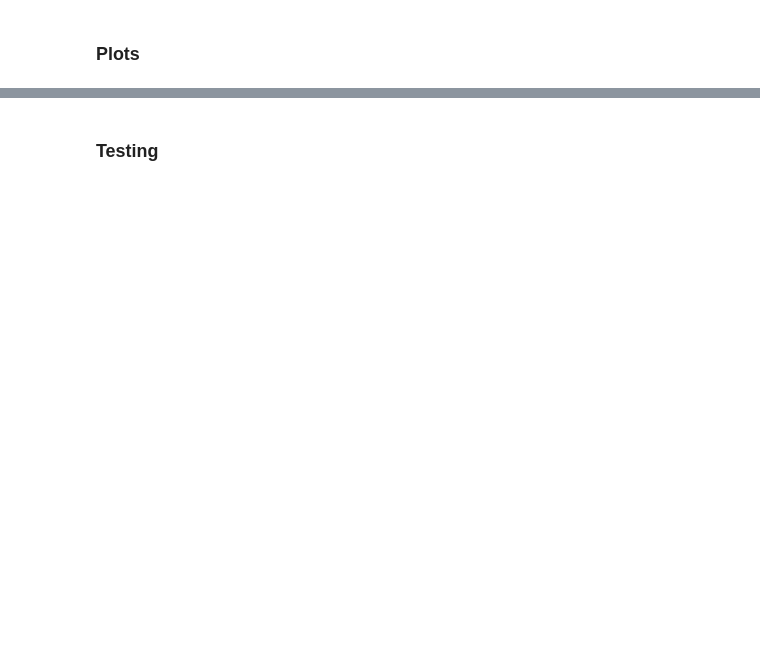
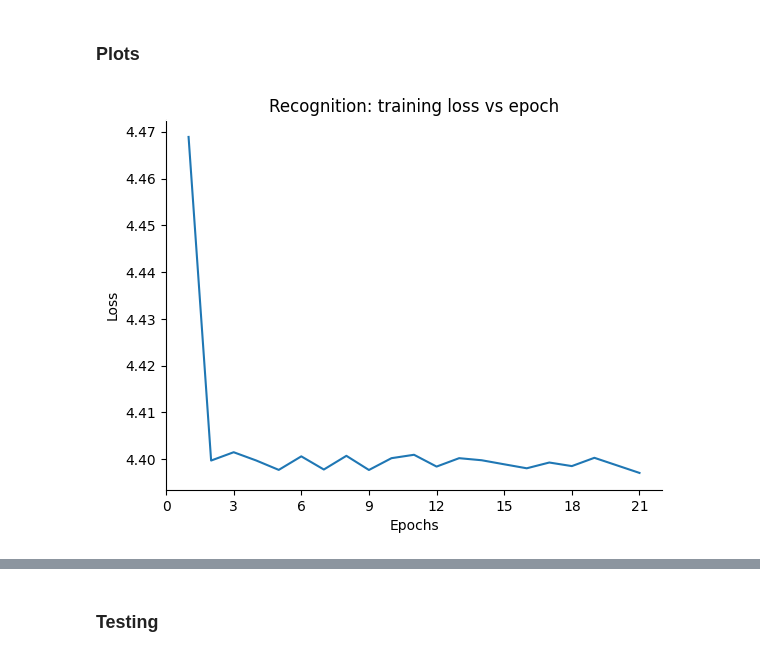
Before and after one commit to LucaFranceschi01/AGiC-2024, a Jupyter notebook: Lab4/cnn_models.ipynb, the cells around one changed output, grey strips where cells are left out. Drawn from its saved outputs; the diff is of its cells as text; code cells hidden in the pictures; blank space fills up the shorter version.

```diff
--- a/Lab4/cnn_models.ipynb
+++ b/Lab4/cnn_models.ipynb
@@ -535,5 +654,7 @@ rec_tr_losses, rec_val_losses = recognition.training_loop(train_loader2, val_loa
 # %% [markdown]
 ### Plots
 # %%
-loss_epoch_plot(rec_tr_losses, "Training loss vs epoch count")
+loss_epoch_plot(rec_tr_losses, "Recognition: training loss vs epoch")
+# %% [output]
+[figure, added]
 # %%
```
Also changed, not shown: parts of 15 cells of this notebook, 2 other files.
